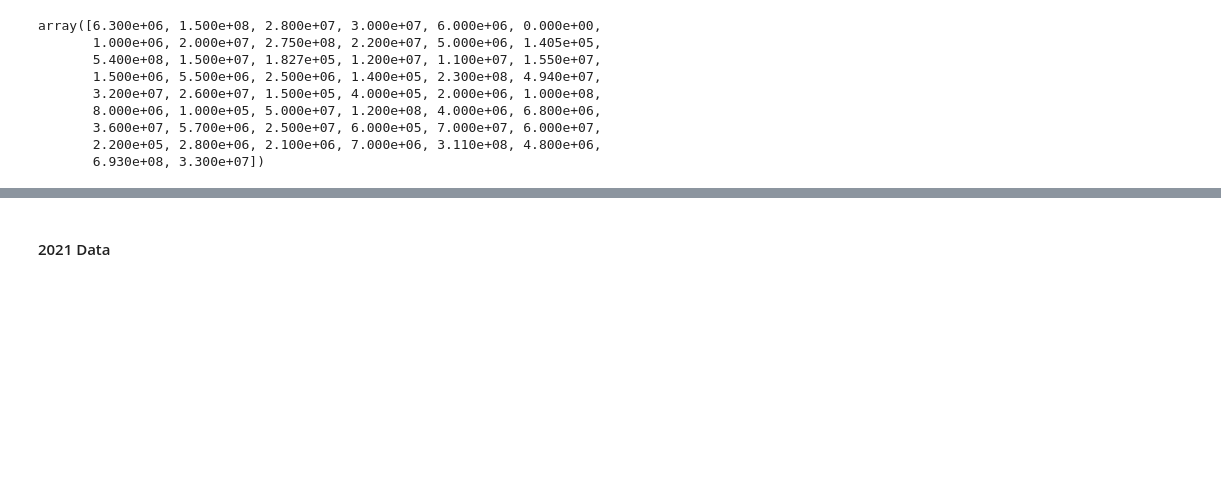
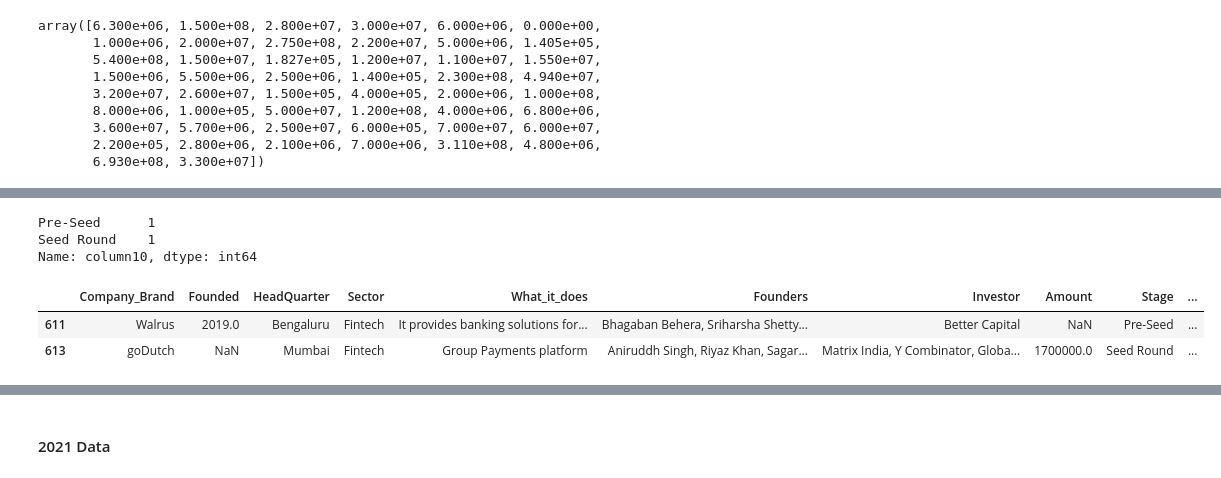
Before and after one commit to DzeBakuEso/stockholm_lp1_colla_project_sprint_1, a Jupyter notebook: Indian _Ecosystem_Analysis.ipynb, the cells around one changed output, grey strips where cells are left out. Saved outputs shown, nothing was run; the diff lists cells and outputs as text; code cells hidden in the pictures; blank space fills up the shorter version.

```diff
--- a/Indian _Ecosystem_Analysis.ipynb
+++ b/Indian _Ecosystem_Analysis.ipynb
@@ -904,0 +994,4 @@ df3.head()
+# %%
+# below we are dropping the duplicates rows
+
+df3.drop_duplicates(subset=['Company_Brand', 'Founded', 'HeadQuarter', 'Sector', 'What_it_does', 'Founders', 'Investor', 'Amount', 'Stage'], inplace=True)
@@ -904,0 +1034,17 @@ df3.head()
+# %%
+# below we are reformating the Headquater column with their official values
+
+df3['HeadQuarter']= df3['HeadQuarter'].str.replace('New Delhi','Delhi')
+df3["HeadQuarter"] = df3["HeadQuarter"].replace (['Bangalore','Bangalore City'], 'Bengaluru')
+# %%
+df3["column10"].value_counts() # Calculate the frequency count of unique values in the "Amount" column
+# %% [output]
+Pre-Seed      1
+Seed Round    1
+Name: column10, dtype: int64
+# %%
+df3[df3['column10'].isin(['Pre-Seed','Seed Round'])] #checking if the values in the 'column10' column match either 'Pre-Seed' or 'Seed Round'.
+# %% [output]
+|  | Company_Brand | Founded | HeadQuarter | Sector | What_it_does | Founders | Investor | Amount | Stage | ... |
+| 611 | Walrus | 2019.0 | Bengaluru | Fintech | It provides banking solutions for... | Bhagaban Behera, Sriharsha Shetty... | Better Capital | NaN | Pre-Seed | ... |
+| 613 | goDutch | NaN | Mumbai | Fintech | Group Payments platform | Aniruddh Singh, Riyaz Khan, Sagar... | Matrix India, Y Combinator, Globa... | 1700000.0 | Seed Round | ... |
```
Also changed, not shown: parts of 185 cells of this notebook, 2 other files.
